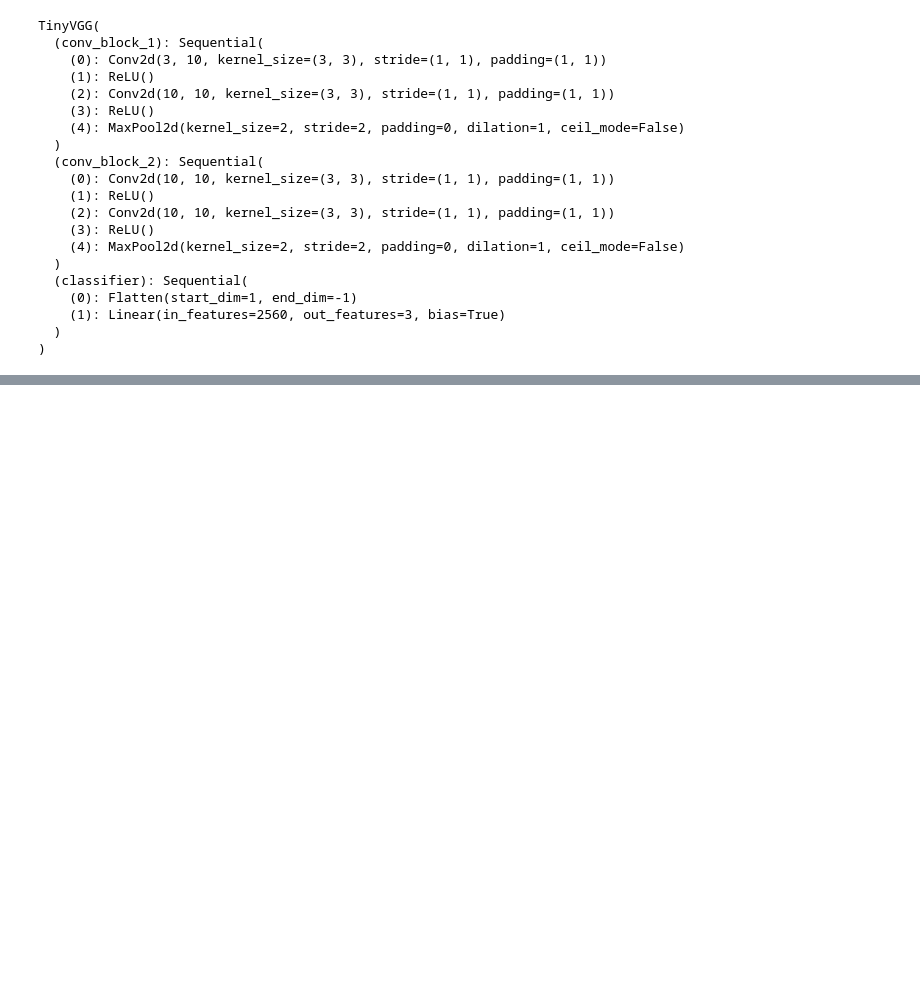
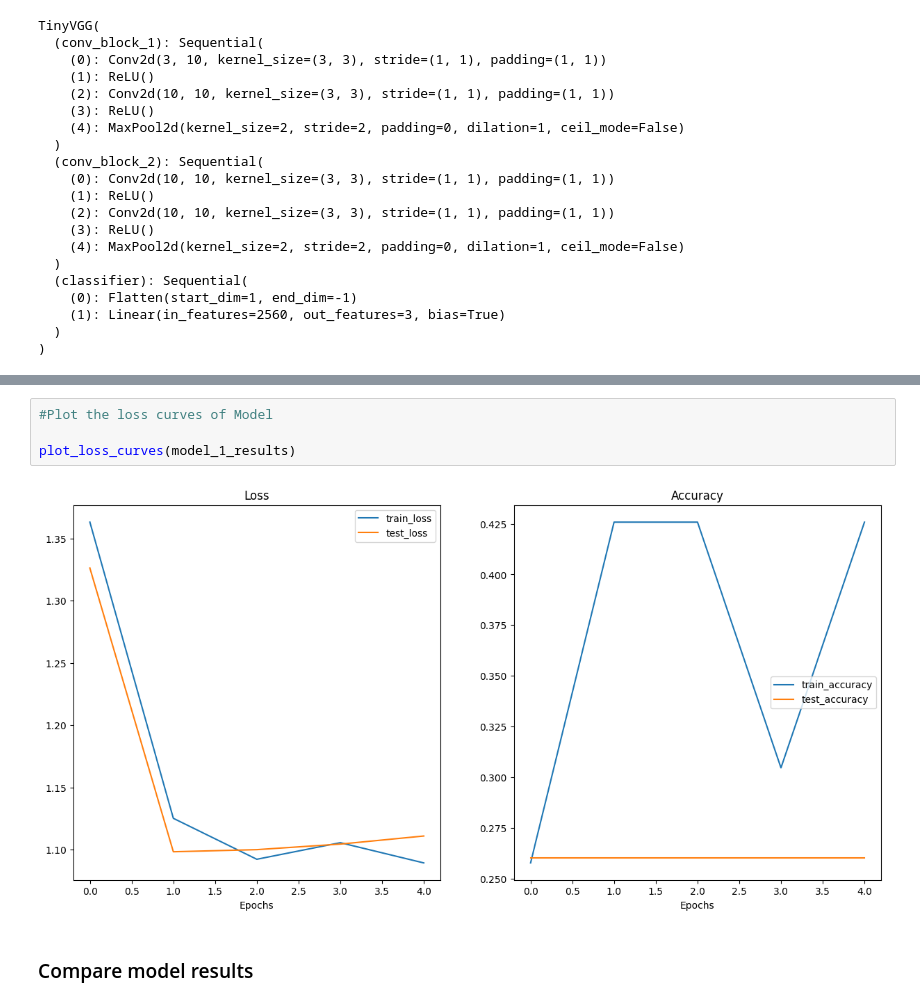
Before and after one commit to yokeswarans/pytorch-mastery-zero-to-hero, a Jupyter notebook: 04_Pytorch_custom_dataset.ipynb, the cells around one changed output, grey strips where cells are left out. Cells and saved outputs as stored; diff of their text form; blank space fills up the shorter version.

```diff
--- a/04_Pytorch_custom_dataset.ipynb
+++ b/04_Pytorch_custom_dataset.ipynb
@@ -1355,0 +1356,8 @@ Total training time: 190.761 seconds
+# %%
+#Plot the loss curves of Model
+
+plot_loss_curves(model_1_results)
+# %% [output]
+[figure, added]
+# %% [markdown]
+### Compare model results
```
Also changed, not shown: parts of 15 cells of this notebook.
